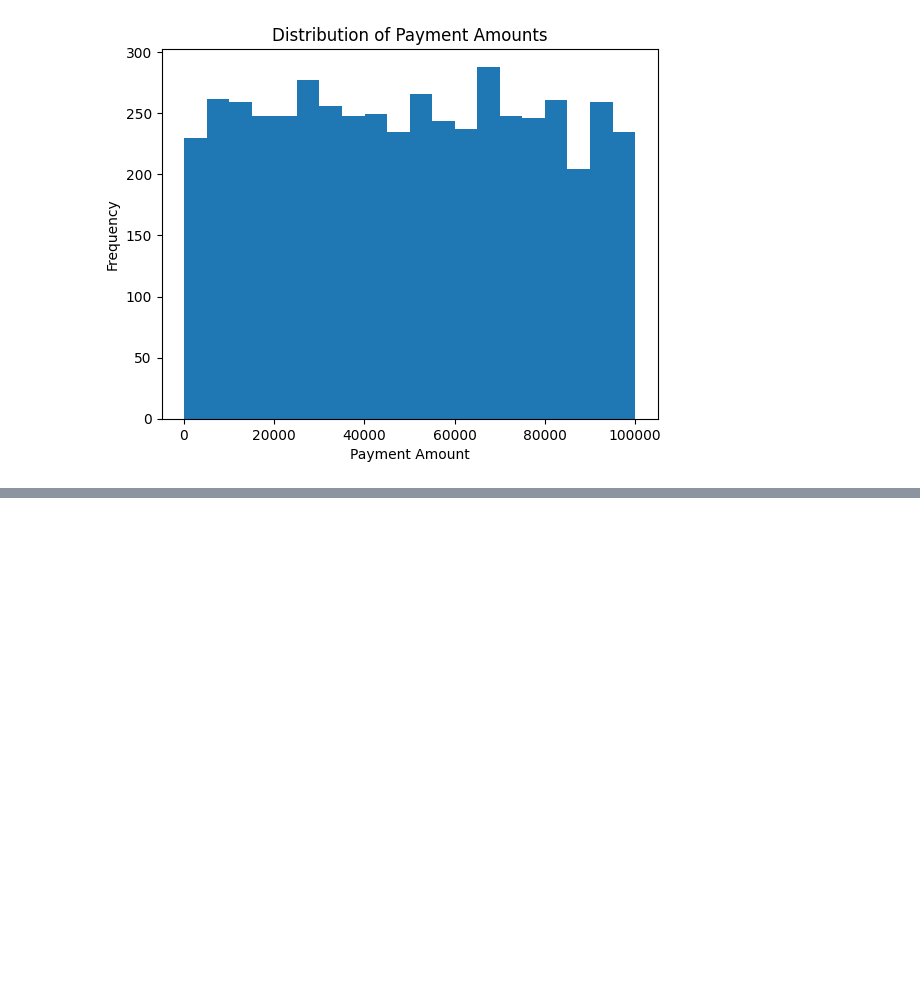
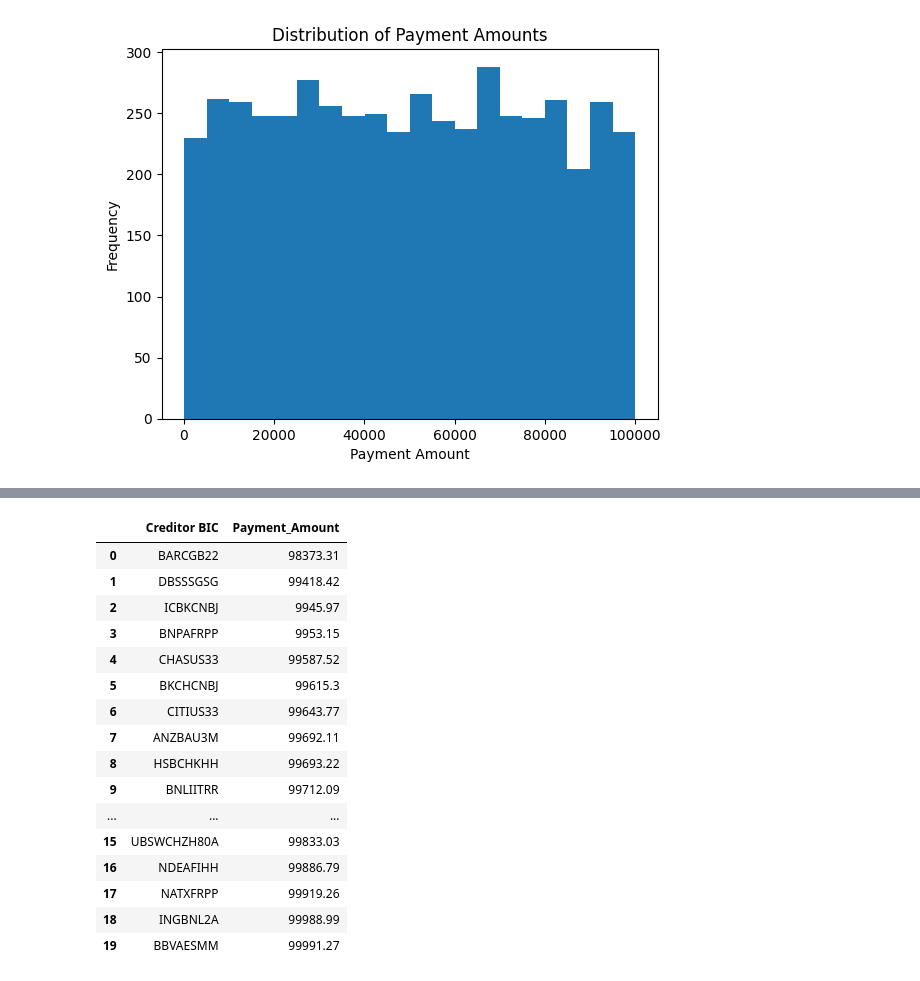
Before and after one commit to vijaykumarharakuni/data_analysis, a Jupyter notebook: Payment_Data.ipynb, the cells around one changed output, grey strips where cells are left out. Cells and saved outputs as stored; diff of their text form; code cells hidden in the pictures; blank space fills up the shorter version.

```diff
--- a/Payment_Data.ipynb
+++ b/Payment_Data.ipynb
@@ -531,0 +610,21 @@ plt.show()
+# %%
+top20 = data.groupby(['Creditor BIC'])['Payment_Amount'].max().sort_values(ascending=True).head(20).reset_index()
+top20
+# %% [output]
+|  | Creditor BIC | Payment_Amount |
+| 0 | BARCGB22 | 98373.31 |
+| 1 | DBSSSGSG | 99418.42 |
+| 2 | ICBKCNBJ | 9945.97 |
+| 3 | BNPAFRPP | 9953.15 |
+| 4 | CHASUS33 | 99587.52 |
+| 5 | BKCHCNBJ | 99615.3 |
+| 6 | CITIUS33 | 99643.77 |
+| 7 | ANZBAU3M | 99692.11 |
+| 8 | HSBCHKHH | 99693.22 |
+| 9 | BNLIITRR | 99712.09 |
+| ... | ... | ... |
+| 15 | UBSWCHZH80A | 99833.03 |
+| 16 | NDEAFIHH | 99886.79 |
+| 17 | NATXFRPP | 99919.26 |
+| 18 | INGBNL2A | 99988.99 |
+| 19 | BBVAESMM | 99991.27 |
```
Also changed, not shown: parts of 19 cells of this notebook.
